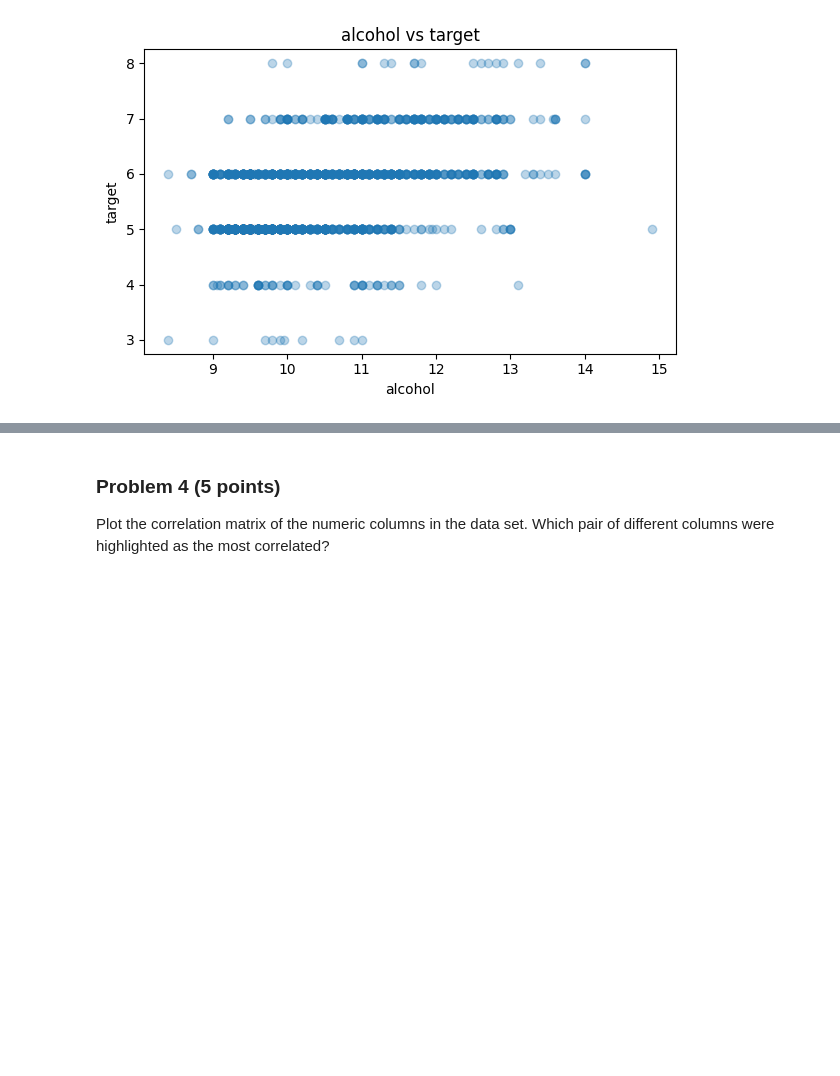
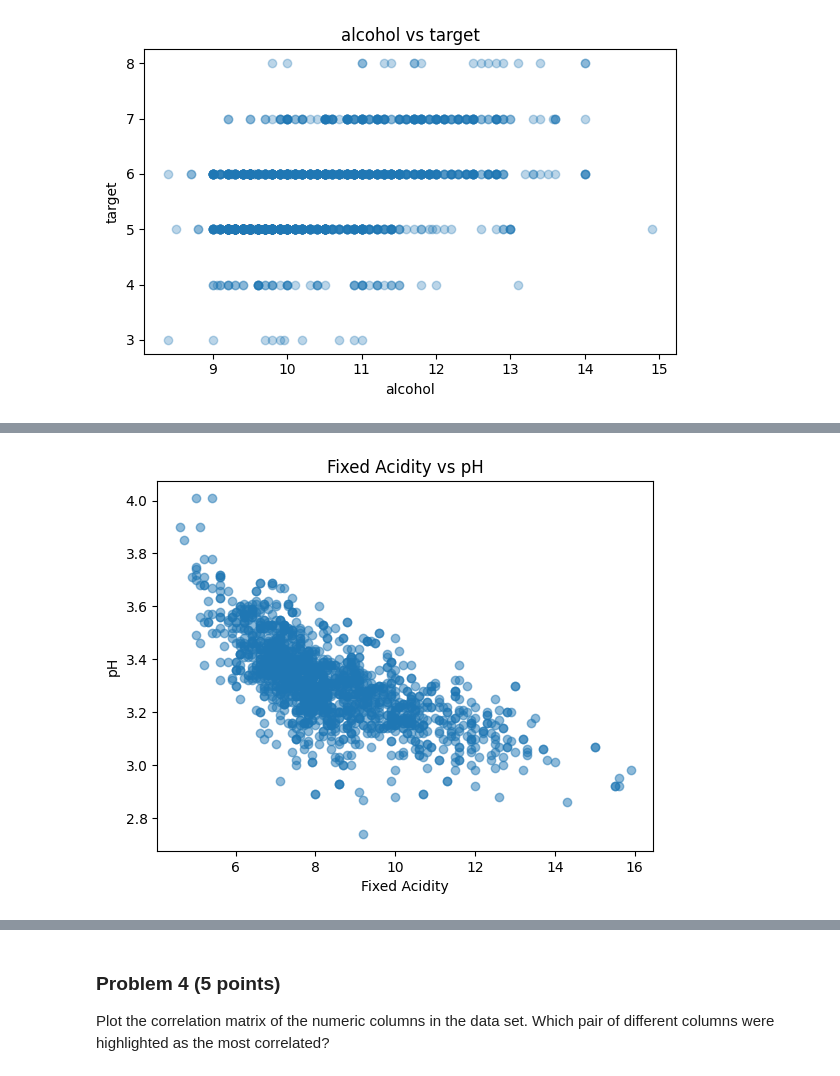
Before and after one commit to gdouek/dx602-final-project, a Jupyter notebook: project.ipynb, the cells around one changed output, grey strips where cells are left out. Drawn from its saved outputs; the diff is of its cells as text; code cells hidden in the pictures; blank space fills up the shorter version.

```diff
--- a/project.ipynb
+++ b/project.ipynb
@@ -243,0 +252,8 @@ for col in df.columns:
+# %%
+plt.scatter(df["fixed acidity"], df["pH"], alpha=0.5)
+plt.xlabel("Fixed Acidity")
+plt.ylabel("pH")
+plt.title("Fixed Acidity vs pH")
+plt.show()
+# %% [output]
+[figure, added]
```
Also changed, not shown: parts of 30 cells of this notebook.
